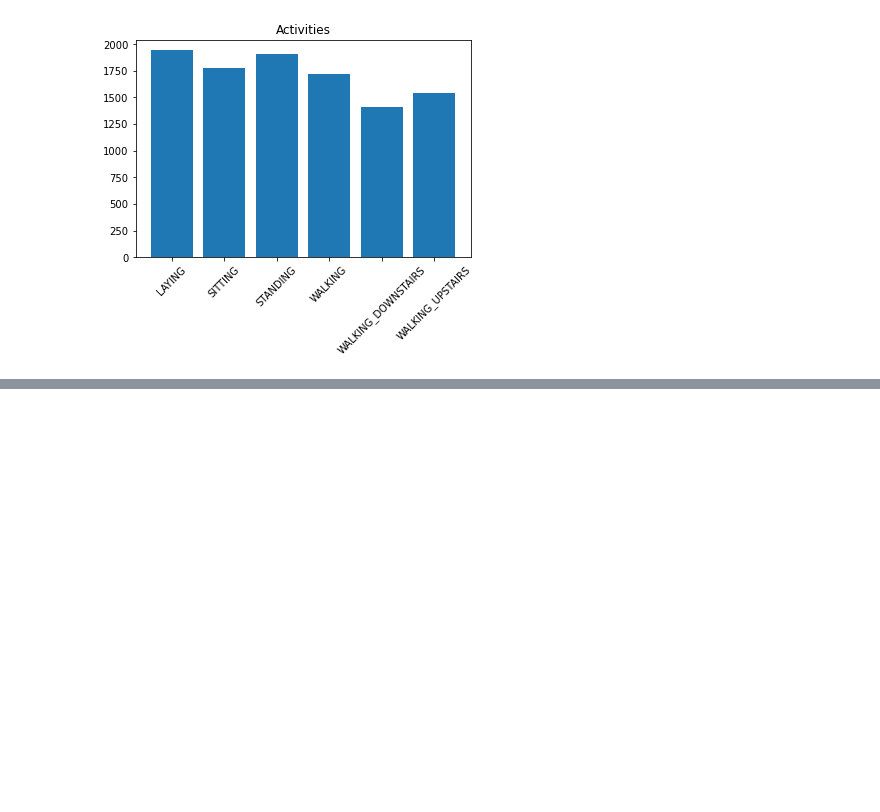
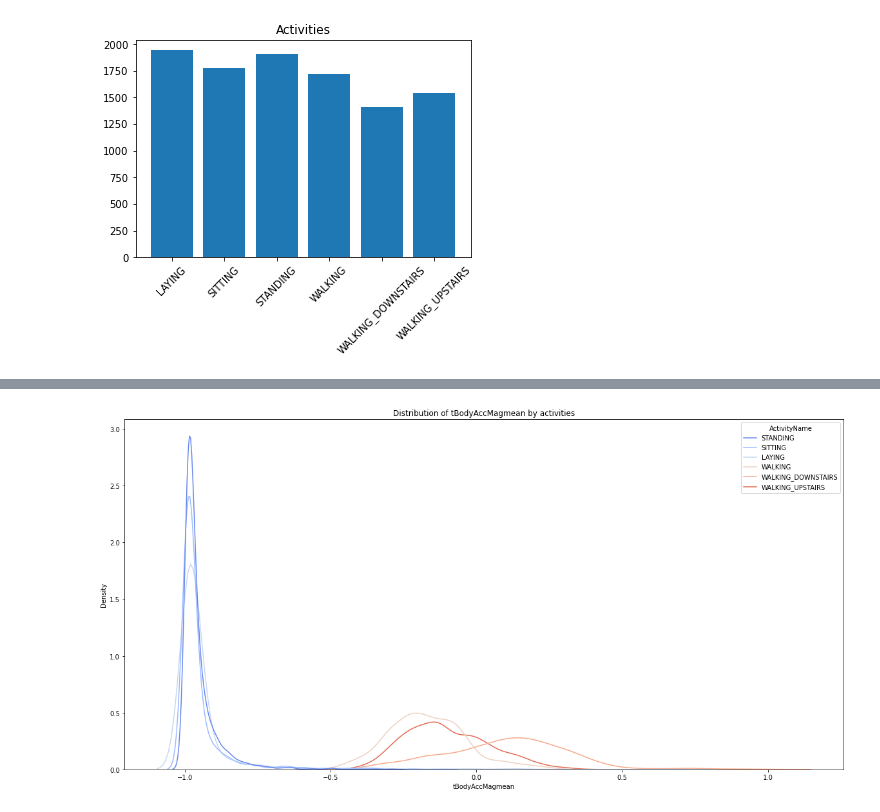
Before and after one commit to gekas145/WUM-2021-Projekty, a Jupyter notebook: Projekt2/eda.ipynb, the cells around one changed output, grey strips where cells are left out. Drawn from its saved outputs; the diff is of its cells as text; code cells hidden in the pictures; blank space fills up the shorter version.

```diff
--- a/Projekt2/eda.ipynb
+++ b/Projekt2/eda.ipynb
@@ -132,0 +134,8 @@ plt.show()
+# %%
+plt.figure(figsize=(20,10))
+sns.kdeplot(data=data, x="tBodyAccMagmean", hue="ActivityName", palette="coolwarm")
+plt.title("Distribution of tBodyAccMagmean by activities")
+plt.show()
+# tBodyAccMagmean(średnia z przyspieszenia ciała) dobrze rozdziela aktywności statyczne i dynamiczne
+# %% [output]
+[figure, added]
```
Also changed, not shown: parts of 4 cells of this notebook, 1 other file.
